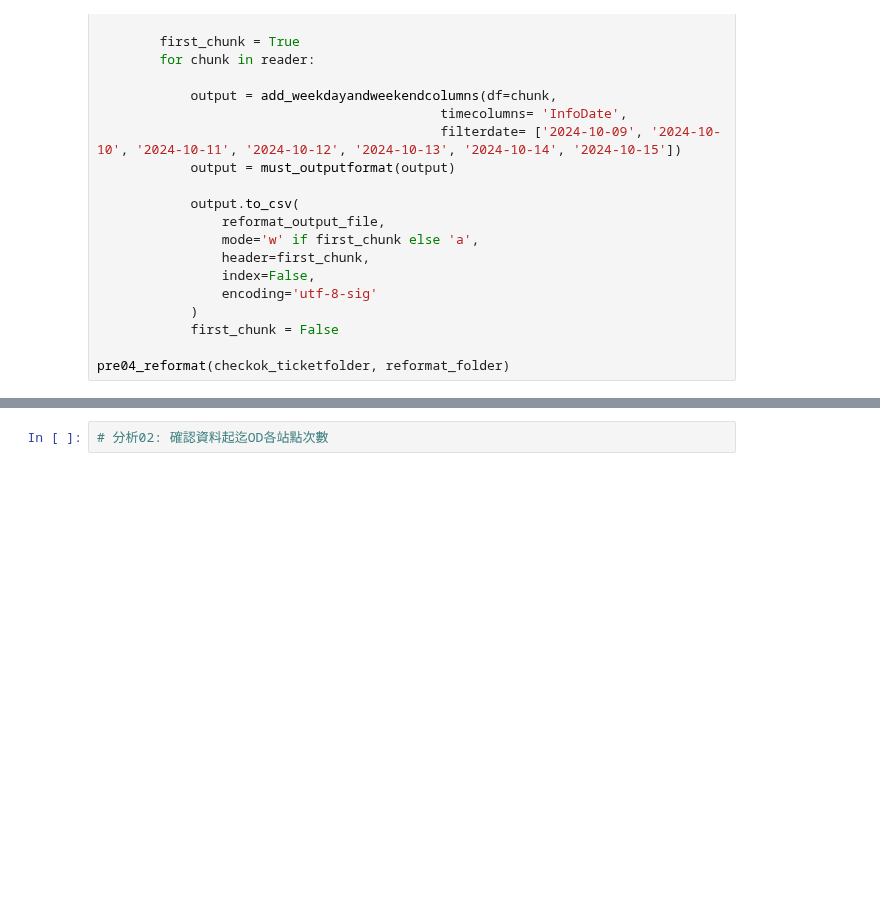
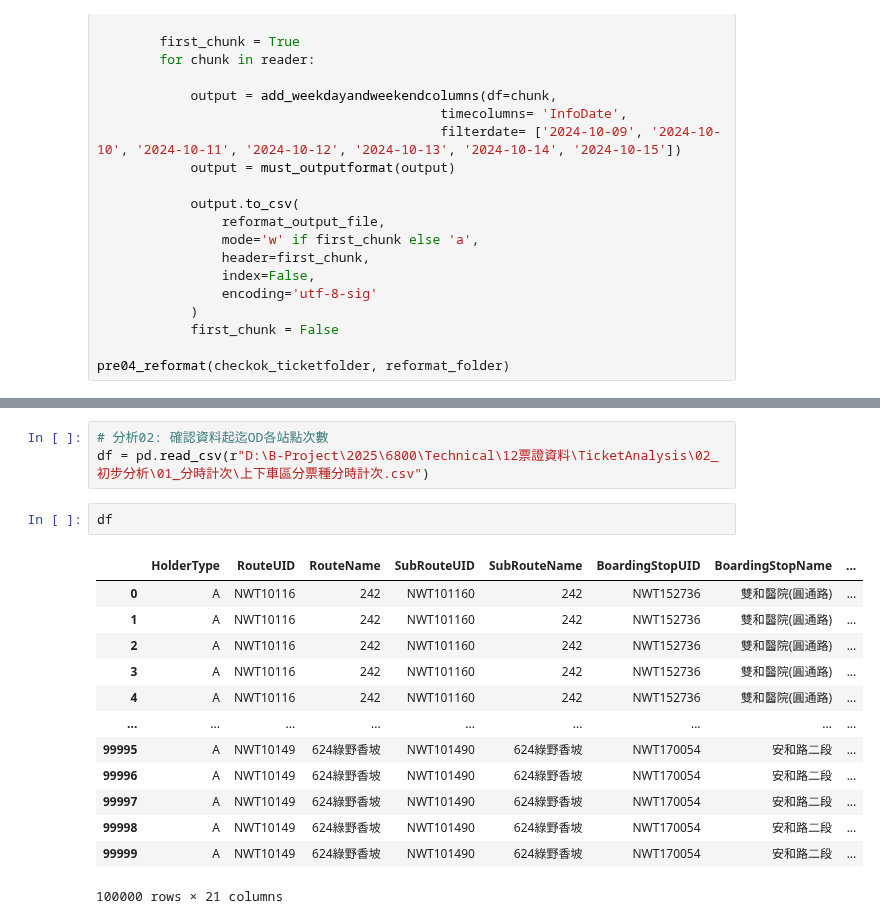
Before and after one commit to KaiChiehKJ/THI-6800-BusTicket, a Jupyter notebook: 03_TicketAnalysisCode.ipynb, the cells around one changed output, grey strips where cells are left out. Saved outputs shown, nothing was run; the diff lists cells and outputs as text; blank space fills up the shorter version.

```diff
--- a/03_TicketAnalysisCode.ipynb
+++ b/03_TicketAnalysisCode.ipynb
@@ -774,2 +776,19 @@ analytics01_hourlycount(reformat_folder,
 # %%
 # 分析02: 確認資料起迄OD各站點次數
+df = pd.read_csv(r"D:\B-Project\2025\6800\Technical\12票證資料\TicketAnalysis\02_初步分析\01_分時計次\上下車區分票種分時計次.csv")
+# %%
+df
+# %% [output]
+|  | HolderType | RouteUID | RouteName | SubRouteUID | SubRouteName | BoardingStopUID | BoardingStopName | ... |
+| 0 | A | NWT10116 | 242 | NWT101160 | 242 | NWT152736 | 雙和醫院(圓通路) | ... |
+| 1 | A | NWT10116 | 242 | NWT101160 | 242 | NWT152736 | 雙和醫院(圓通路) | ... |
+| 2 | A | NWT10116 | 242 | NWT101160 | 242 | NWT152736 | 雙和醫院(圓通路) | ... |
+| 3 | A | NWT10116 | 242 | NWT101160 | 242 | NWT152736 | 雙和醫院(圓通路) | ... |
+| 4 | A | NWT10116 | 242 | NWT101160 | 242 | NWT152736 | 雙和醫院(圓通路) | ... |
+| ... | ... | ... | ... | ... | ... | ... | ... | ... |
+| 99995 | A | NWT10149 | 624綠野香坡 | NWT101490 | 624綠野香坡 | NWT170054 | 安和路二段 | ... |
+| 99996 | A | NWT10149 | 624綠野香坡 | NWT101490 | 624綠野香坡 | NWT170054 | 安和路二段 | ... |
+| 99997 | A | NWT10149 | 624綠野香坡 | NWT101490 | 624綠野香坡 | NWT170054 | 安和路二段 | ... |
+| 99998 | A | NWT10149 | 624綠野香坡 | NWT101490 | 624綠野香坡 | NWT170054 | 安和路二段 | ... |
+| 99999 | A | NWT10149 | 624綠野香坡 | NWT101490 | 624綠野香坡 | NWT170054 | 安和路二段 | ... |
+100000 rows × 21 columns
```
Also changed, not shown: parts of 1 cell of this notebook.
